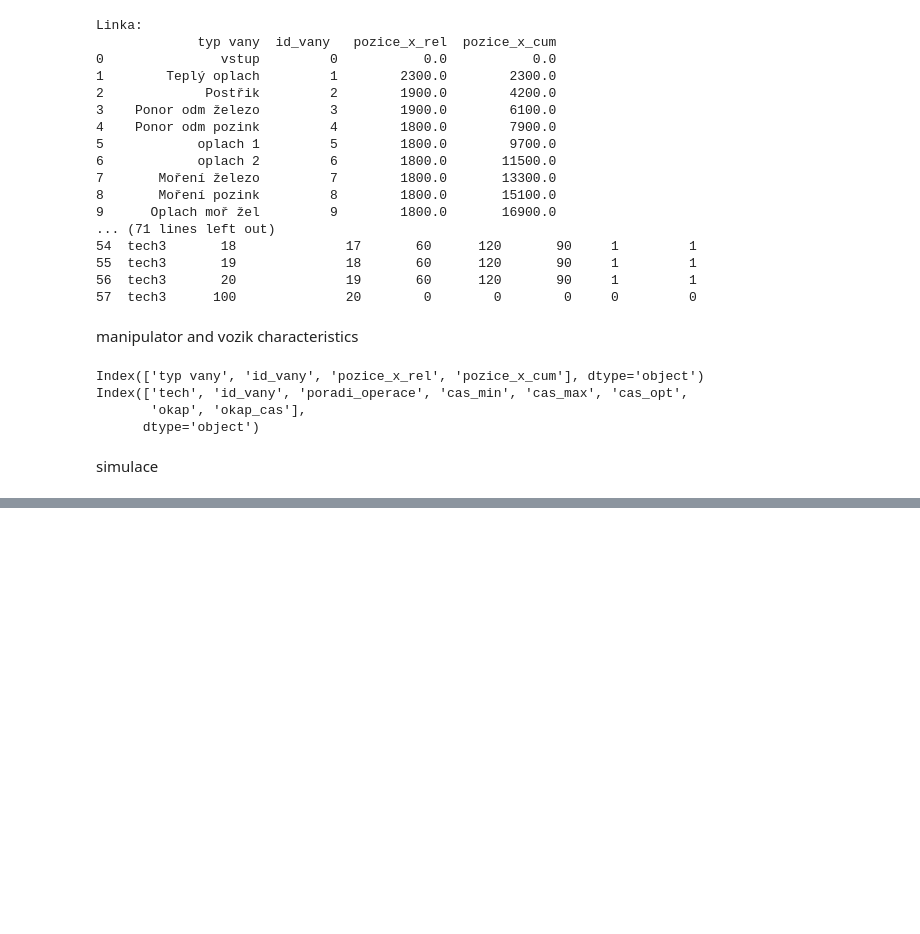
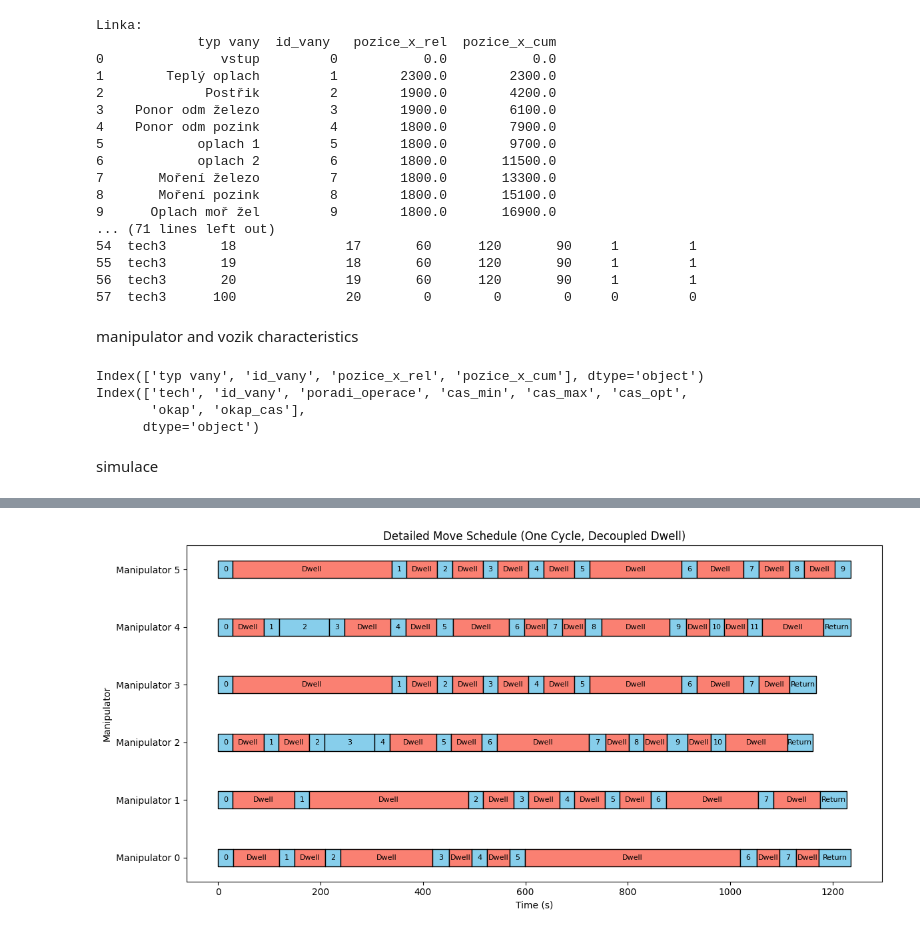
Before and after one commit to heghiw/lakovaci-linka, a Jupyter notebook: fin.ipynb, the cells around one changed output, grey strips where cells are left out. Drawn from its saved outputs; the diff is of its cells as text; code cells hidden in the pictures; blank space fills up the shorter version.

```diff
--- a/fin.ipynb
+++ b/fin.ipynb
@@ -56,6 +56,16 @@ Linka:
 57  tech3      100              20        0        0        0     0         0
 # %% [markdown]
 manipulator and vozik characteristics
+# %%
+manipulator_characteristics = {
+        "okap_point": 2000,
+        "highest_point": 2750,
+        "deceleration_point": 500,
+        "speed_after_ponoreni": 8,
+        "speed_going_up": 15,
+        "speed_going_down": 12,
+        "speed_left_right": 35
+    }
 # %%
 linka_df.columns = linka_df.columns.str.strip()
 recept_df.columns = recept_df.columns.str.strip()
@@ -70,0 +622,4 @@ simulace
+# %%
+plot_detailed_move_schedule(move_schedule_df)
+# %% [output]
+[figure, added]
```
Also changed, not shown: parts of 3 cells of this notebook.
